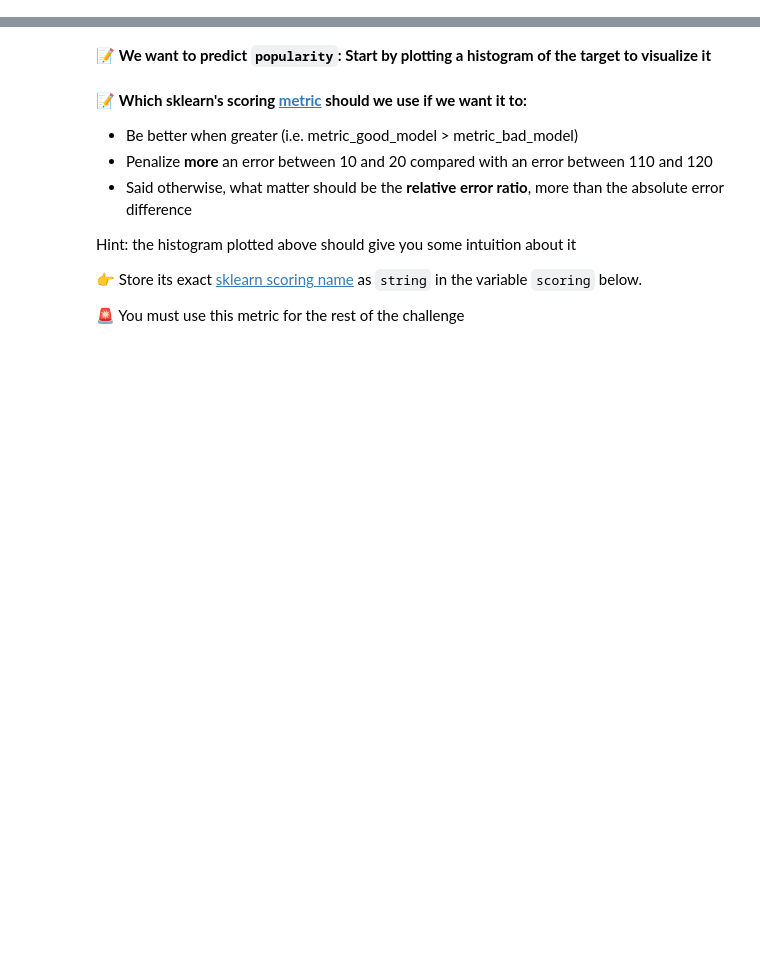
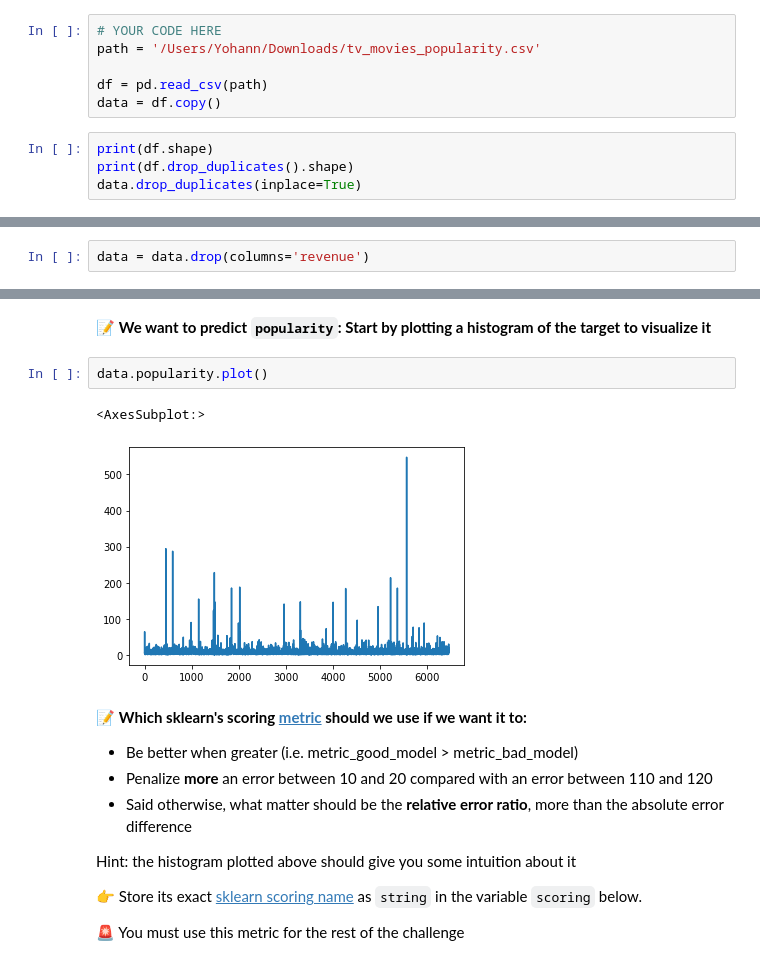
Before and after one commit to YohannD/data-certification-exam, a Jupyter notebook: machine_learning/TV_popularity_predictor.ipynb, the cells around one changed output, grey strips where cells are left out. Cells and saved outputs as stored; diff of their text form; blank space fills up the shorter version.

```diff
--- a/machine_learning/TV_popularity_predictor.ipynb
+++ b/machine_learning/TV_popularity_predictor.ipynb
@@ -49,0 +61,10 @@ from nbresult import ChallengeResult
+# %%
+# YOUR CODE HERE
+path = '/Users/Yohann/Downloads/tv_movies_popularity.csv'
+
+df = pd.read_csv(path)
+data = df.copy()
+# %%
+print(df.shape)
+print(df.drop_duplicates().shape)
+data.drop_duplicates(inplace=True)
@@ -49,0 +99,2 @@ from nbresult import ChallengeResult
+# %%
+data = data.drop(columns='revenue')
@@ -64,6 +124,11 @@ result.write()
 ### The metric
 # %% [markdown]
 📝 **We want to predict `popularity`: Start by plotting a histogram of the target to visualize it**
+# %%
+data.popularity.plot()
+# %% [output]
+<AxesSubplot:>
+[figure, added]
 # %% [markdown]
 📝 **Which sklearn's scoring [metric](https://scikit-learn.org/stable/modules/model_evaluation.html) should we use if we want it to:**
 
```
Also changed, not shown: parts of 73 cells of this notebook, 7 other files.
